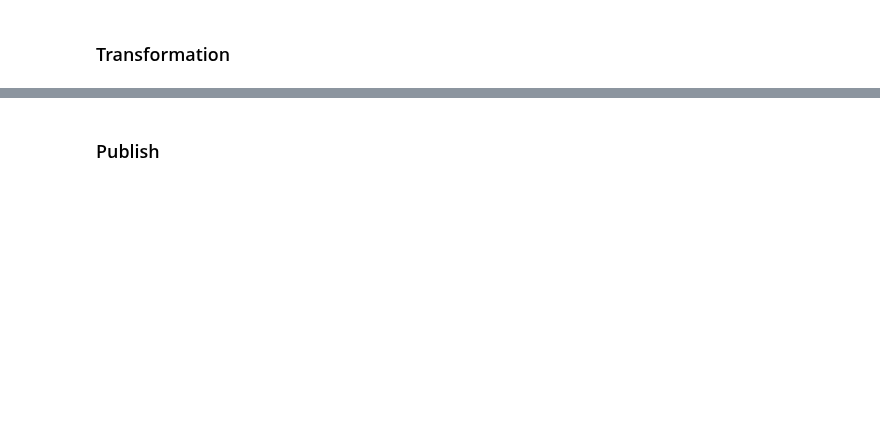
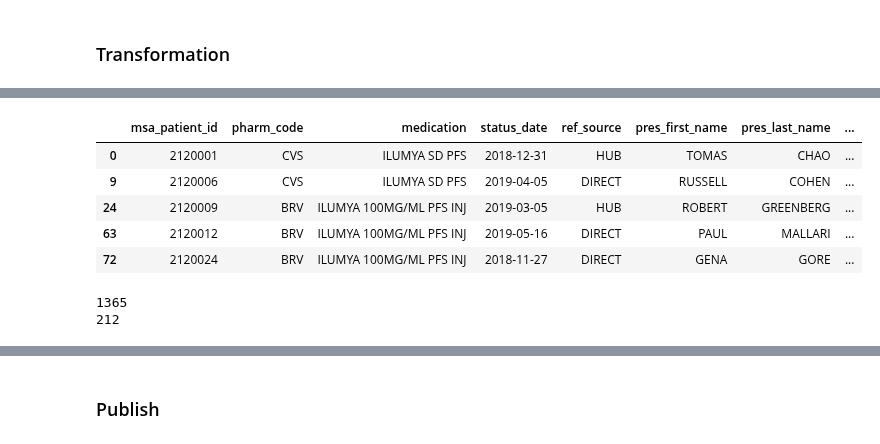
Before and after one commit to RyanAdalbert/s3parq, a Jupyter notebook: transforms/fill_rate_schema.ipynb, the cells around one changed output, grey strips where cells are left out. Cells and saved outputs as stored; diff of their text form; code cells hidden in the pictures; blank space fills up the shorter version.

```diff
--- a/transforms/fill_rate_schema.ipynb
+++ b/transforms/fill_rate_schema.ipynb
@@ -136,0 +216,2 @@ final_dataframe = input_contract.fetch(filters=run_filter)
+# %%
+test_df = df[df.is_max_date == 1][col_ids + [status_date] + payer_info + status_info].drop_duplicates()
@@ -136,0 +239,14 @@ final_dataframe = input_contract.fetch(filters=run_filter)
+# %%
+test_df['filled'] = np.where(test_df.integrichain_sub_status == 'SHIPMENT',1,0)
+test_df['transferred'] = np.where(test_df.Patient_Journey_Hierarchy == 'TRANSFERED',1,0)
+test_df['cancelled'] = np.where((test_df.integrichain_status == 'CANCELLED') & ~(test_df.Patient_Journey_Hierarchy == 'TRANSFERED'),1,0)
+test_df['stillopen'] = np.where((test_df.filled == 0) & (test_df.transferred == 0) & (test_df.cancelled == 0),1,0)
+# %%
+test_df.head()
+# %% [output]
+|  | msa_patient_id | pharm_code | medication | status_date | ref_source | pres_first_name | pres_last_name | ... |
+| 0 | 2120001 | CVS | ILUMYA SD PFS | 2018-12-31 | HUB | TOMAS | CHAO | ... |
+| 9 | 2120006 | CVS | ILUMYA SD PFS | 2019-04-05 | DIRECT | RUSSELL | COHEN | ... |
+| 24 | 2120009 | BRV | ILUMYA 100MG/ML PFS INJ | 2019-03-05 | HUB | ROBERT | GREENBERG | ... |
+| 63 | 2120012 | BRV | ILUMYA 100MG/ML PFS INJ | 2019-05-16 | DIRECT | PAUL | MALLARI | ... |
+| 72 | 2120024 | BRV | ILUMYA 100MG/ML PFS INJ | 2018-11-27 | DIRECT | GENA | GORE | ... |
@@ -136,0 +255,6 @@ final_dataframe = input_contract.fetch(filters=run_filter)
+# %%
+print(vc_df.shape[0])
+print(vc_df[vc_df.msa_patient_id > 1].shape[0])
+# %% [output]
+1365
+212
```
Also changed, not shown: parts of 17 cells of this notebook.
